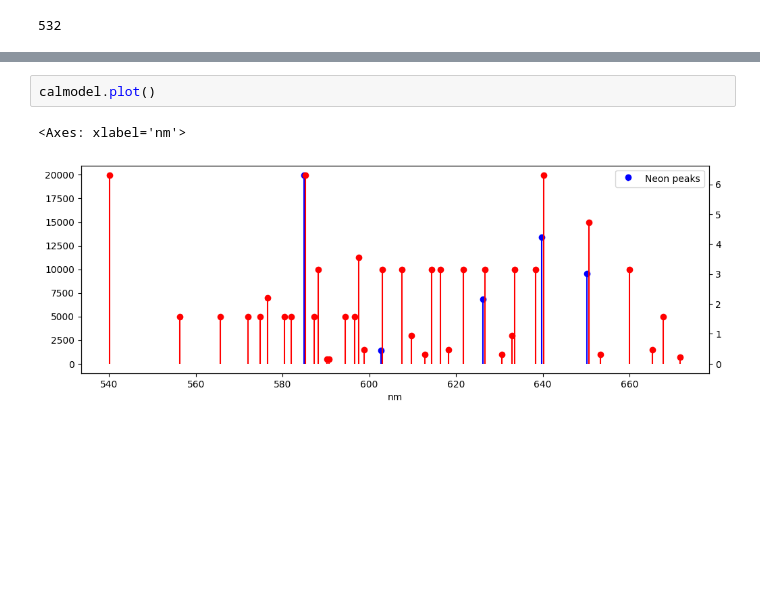
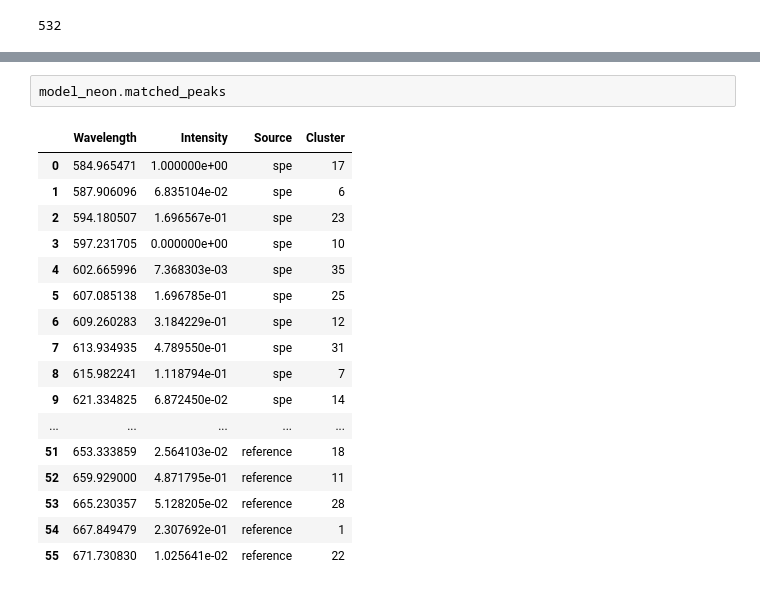
Before and after one commit to h2020charisma/ramanchada2, a Jupyter notebook: examples/test_nico.ipynb, the cells around one changed output, grey strips where cells are left out. Cells and saved outputs as stored; diff of their text form; blank space fills up the shorter version.

```diff
--- a/examples/test_nico.ipynb
+++ b/examples/test_nico.ipynb
@@ -186,8 +195,23 @@ plt.legend()
 # %%
-calmodel.plot()
+model_neon.matched_peaks
 # %% [output]
-<Axes: xlabel='nm'>
-[figure, removed]
+|  | Wavelength | Intensity | Source | Cluster |
+| 0 | 584.965471 | 1.000000e+00 | spe | 17 |
+| 1 | 587.906096 | 6.835104e-02 | spe | 6 |
+| 2 | 594.180507 | 1.696567e-01 | spe | 23 |
+| 3 | 597.231705 | 0.000000e+00 | spe | 10 |
+| 4 | 602.665996 | 7.368303e-03 | spe | 35 |
+| 5 | 607.085138 | 1.696785e-01 | spe | 25 |
+| 6 | 609.260283 | 3.184229e-01 | spe | 12 |
+| 7 | 613.934935 | 4.789550e-01 | spe | 31 |
+| 8 | 615.982241 | 1.118794e-01 | spe | 7 |
+| 9 | 621.334825 | 6.872450e-02 | spe | 14 |
+| ... | ... | ... | ... | ... |
+| 51 | 653.333859 | 2.564103e-02 | reference | 18 |
+| 52 | 659.929000 | 4.871795e-01 | reference | 11 |
+| 53 | 665.230357 | 5.128205e-02 | reference | 28 |
+| 54 | 667.849479 | 2.307692e-01 | reference | 1 |
+| 55 | 671.730830 | 1.025641e-02 | reference | 22 |
 # %%
 model_neon.peaks
 # %% [output]
```
Also changed, not shown: parts of 11 cells of this notebook.
